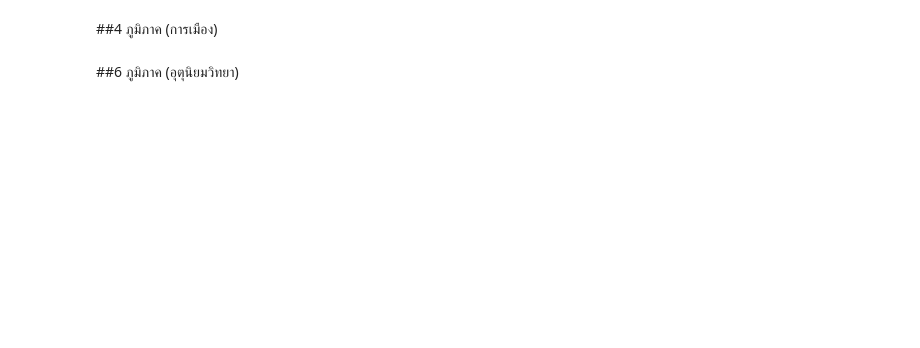
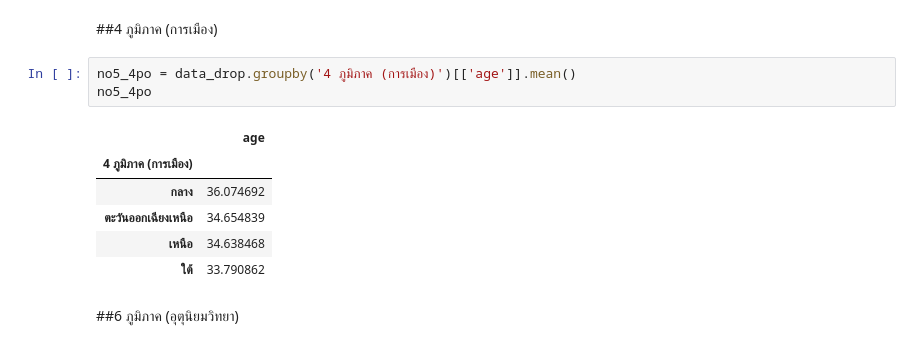
Before and after one commit to sskboonmee/data_viz_2022, a Jupyter notebook: BasicPython&DataViz_midterm2022.ipynb, the cells around one changed output. Drawn from its saved outputs; the diff is of its cells as text; blank space fills up the shorter version.

```diff
--- a/BasicPython&DataViz_midterm2022.ipynb
+++ b/BasicPython&DataViz_midterm2022.ipynb
@@ -1018,4 +1011,14 @@ tableno4
 # %% [markdown]
 ##4 ภูมิภาค (การเมือง)
+# %%
+no5_4po = data_drop.groupby('4 ภูมิภาค (การเมือง)')[['age']].mean()
+no5_4po
+# %% [output]
+|  | age |
+| 4 ภูมิภาค (การเมือง) |  |
+| กลาง | 36.074692 |
+| ตะวันออกเฉียงเหนือ | 34.654839 |
+| เหนือ | 34.638468 |
+| ใต้ | 33.790862 |
 # %% [markdown]
 ##6 ภูมิภาค (อุตุนิยมวิทยา)
```
Also changed, not shown: parts of 5 cells of this notebook.
